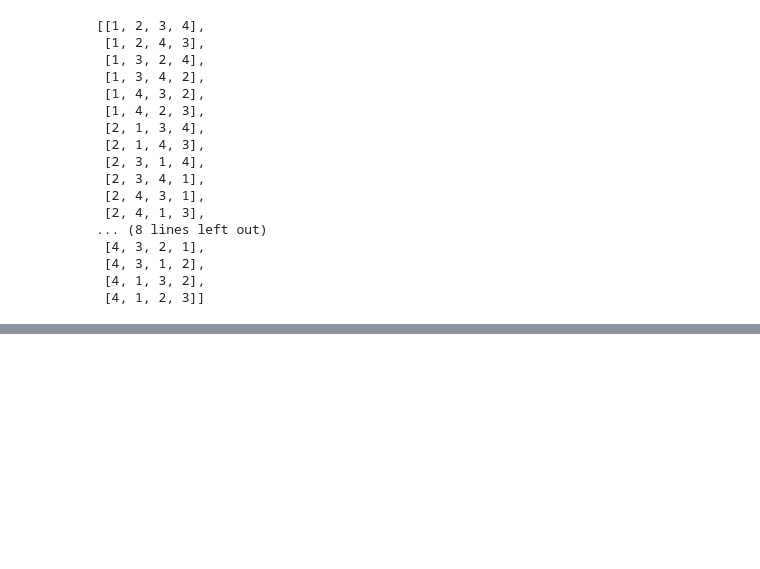
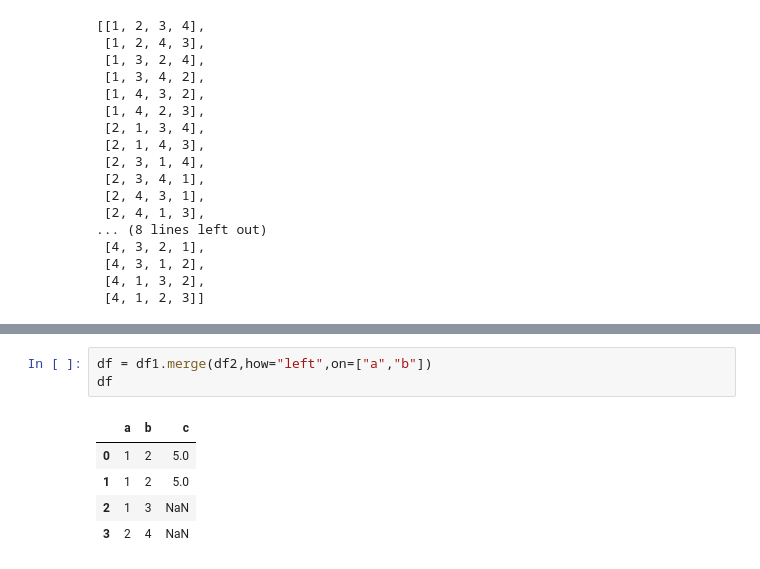
Before and after one commit to StevenZhou5/CuteCodeV2, a Jupyter notebook: Algorithm/02-基础算法-01-排序.ipynb, the cells around one changed output, grey strips where cells are left out. Drawn from its saved outputs; the diff is of its cells as text; blank space fills up the shorter version.

```diff
--- a/Algorithm/02-基础算法-01-排序.ipynb
+++ b/Algorithm/02-基础算法-01-排序.ipynb
@@ -308,0 +405,9 @@ all_list([i for i in range(1,5)])
+# %%
+df = df1.merge(df2,how="left",on=["a","b"])
+df
+# %% [output]
+|  | a | b | c |
+| 0 | 1 | 2 | 5.0 |
+| 1 | 1 | 2 | 5.0 |
+| 2 | 1 | 3 | NaN |
+| 3 | 2 | 4 | NaN |
```
Also changed, not shown: parts of 34 cells of this notebook, 50 other files.
